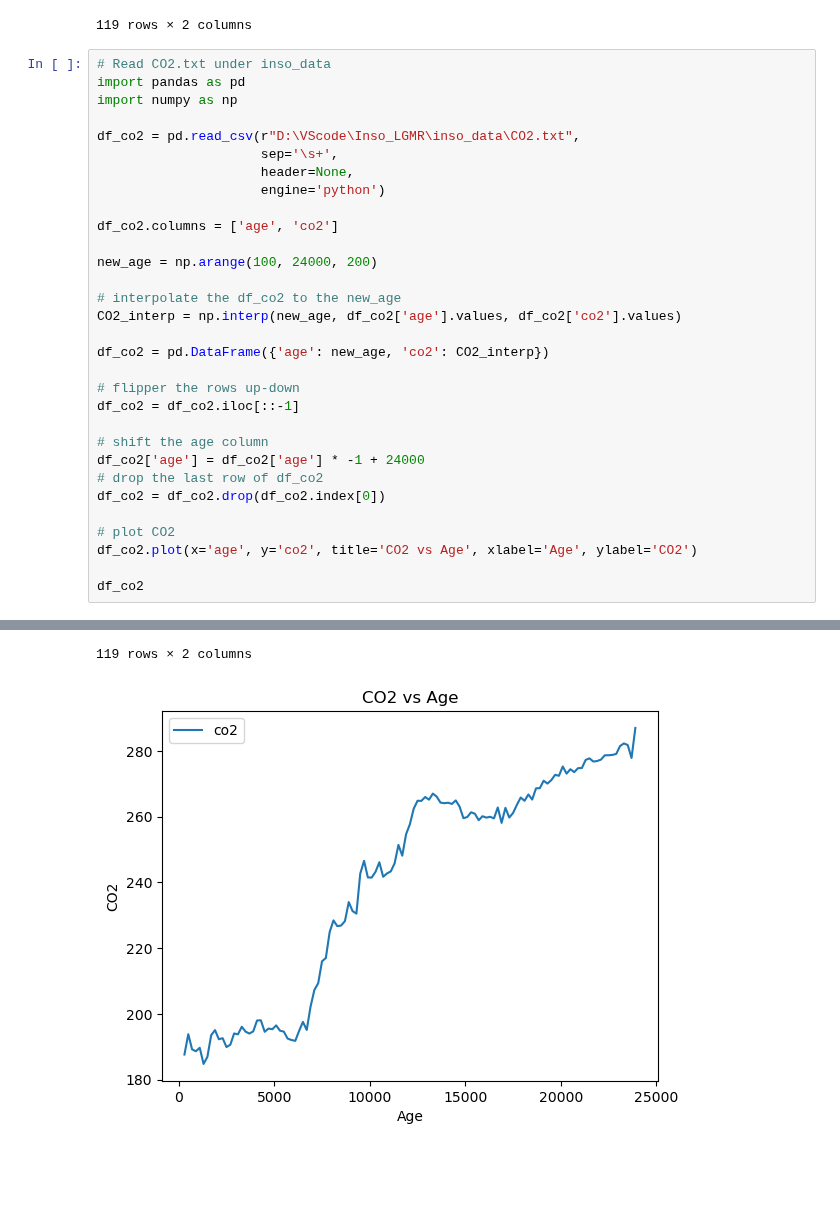
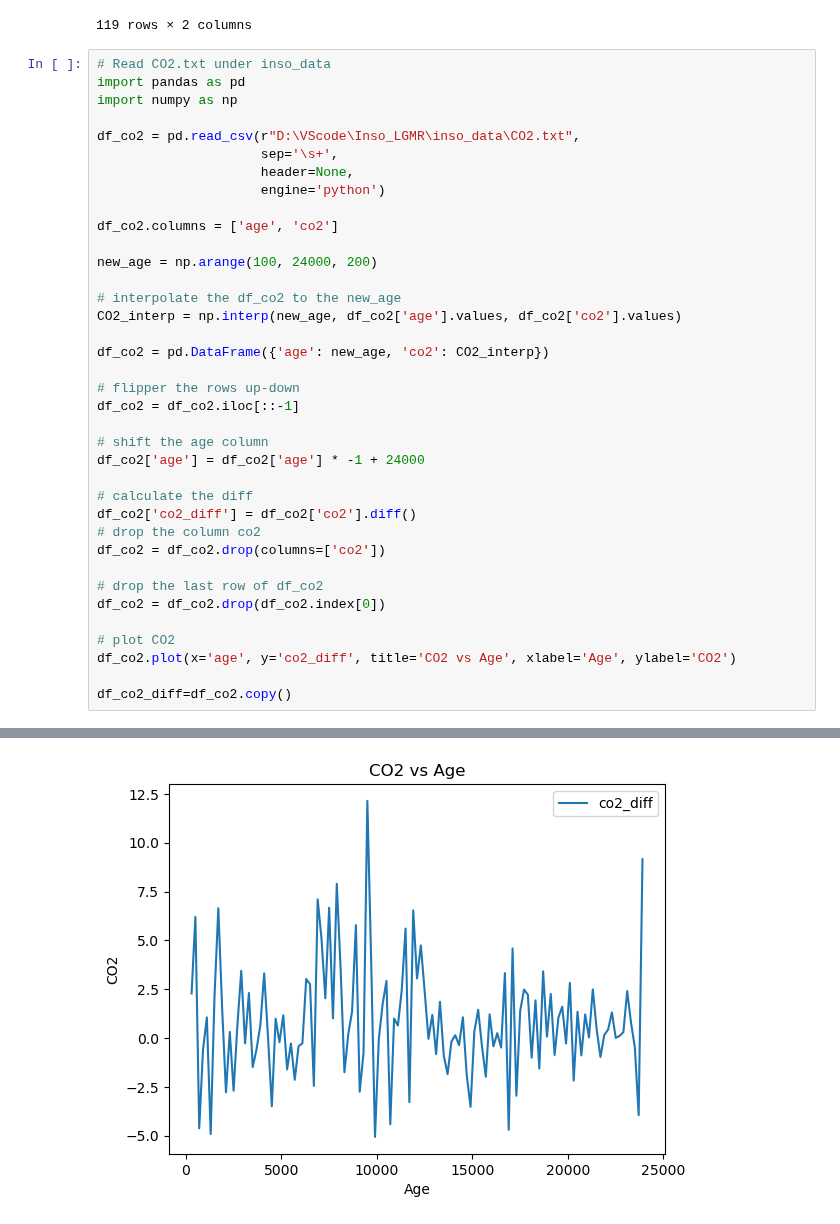
Before and after one commit to Peisong-Zheng/Inso_LGMR, a Jupyter notebook: Data_preprocessing.ipynb, the cells around one changed output, grey strips where cells are left out. Drawn from its saved outputs; the diff is of its cells as text; blank space fills up the shorter version.

```diff
--- a/Data_preprocessing.ipynb
+++ b/Data_preprocessing.ipynb
@@ -689,11 +689,17 @@ df_co2 = df_co2.iloc[::-1]
 
 # shift the age column
 df_co2['age'] = df_co2['age'] * -1 + 24000
+
+# calculate the diff
+df_co2['co2_diff'] = df_co2['co2'].diff()
+# drop the column co2
+df_co2 = df_co2.drop(columns=['co2'])
+
 # drop the last row of df_co2
 df_co2 = df_co2.drop(df_co2.index[0])
 
 # plot CO2
-df_co2.plot(x='age', y='co2', title='CO2 vs Age', xlabel='Age', ylabel='CO2')
+df_co2.plot(x='age', y='co2_diff', title='CO2 vs Age', xlabel='Age', ylabel='CO2')
 
-df_co2
+df_co2_diff=df_co2.copy()
 # %% [output]
@@ -712,4 +706,3 @@ df_co2
-119 rows × 2 columns
-[figure, old version]
+[figure, new version]
 # %%
 # save df_co2 to csv files under inso_data
```
Also changed, not shown: parts of 3 cells of this notebook, 3 other files.
